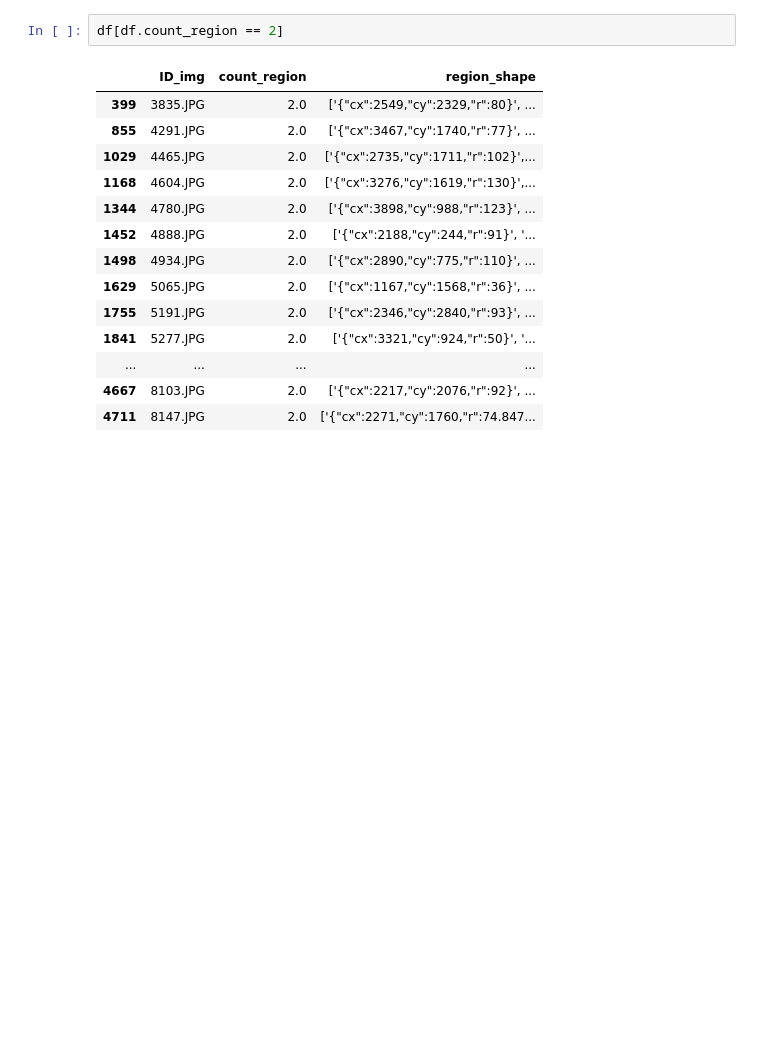
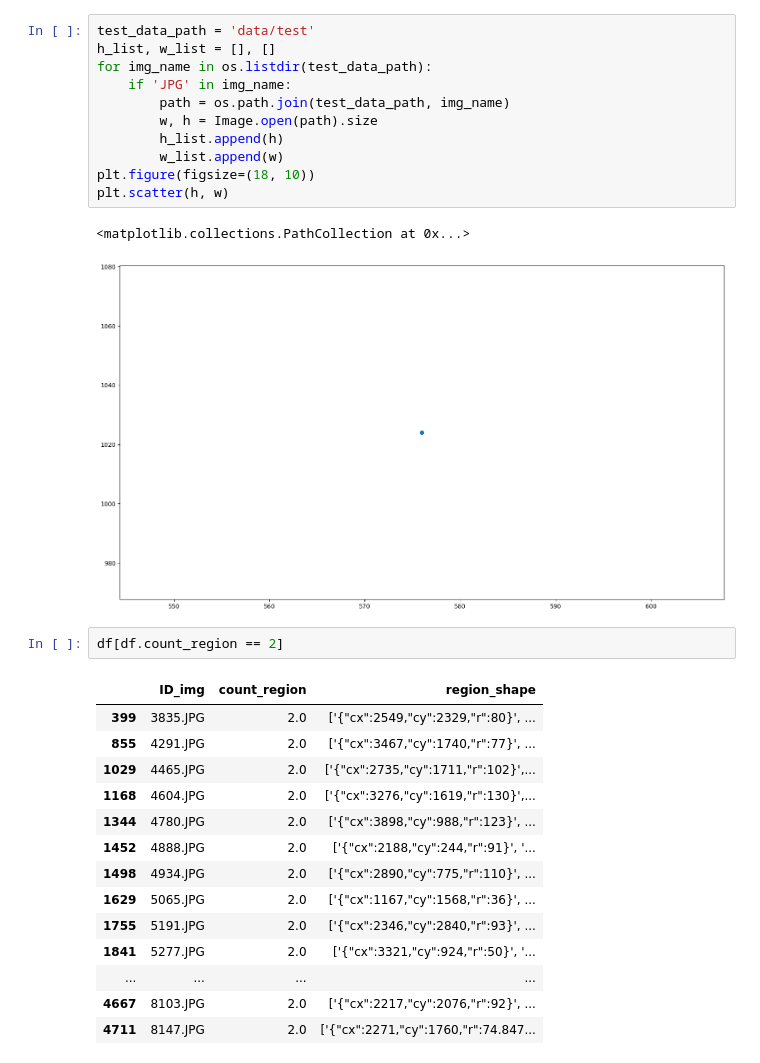
Before and after one commit to alexbougaenko/liza_alert, a Jupyter notebook: draft.ipynb, the cells around one changed output. Cells and saved outputs as stored; diff of their text form; blank space fills up the shorter version.

```diff
--- a/draft.ipynb
+++ b/draft.ipynb
@@ -6,3 +30,17 @@ df = pd.read_csv('data/train.csv')
+# %%
+test_data_path = 'data/test'
+h_list, w_list = [], []
+for img_name in os.listdir(test_data_path):
+    if 'JPG' in img_name:
+        path = os.path.join(test_data_path, img_name)
+        w, h = Image.open(path).size
+        h_list.append(h)
+        w_list.append(w)
+plt.figure(figsize=(18, 10))
+plt.scatter(h, w)
+# %% [output]
+<matplotlib.collections.PathCollection at 0x...>
+[figure, added]
 # %%
 df[df.count_region == 2]
 # %% [output]
```
Also changed, not shown: parts of 10 cells of this notebook, 4 other files.
